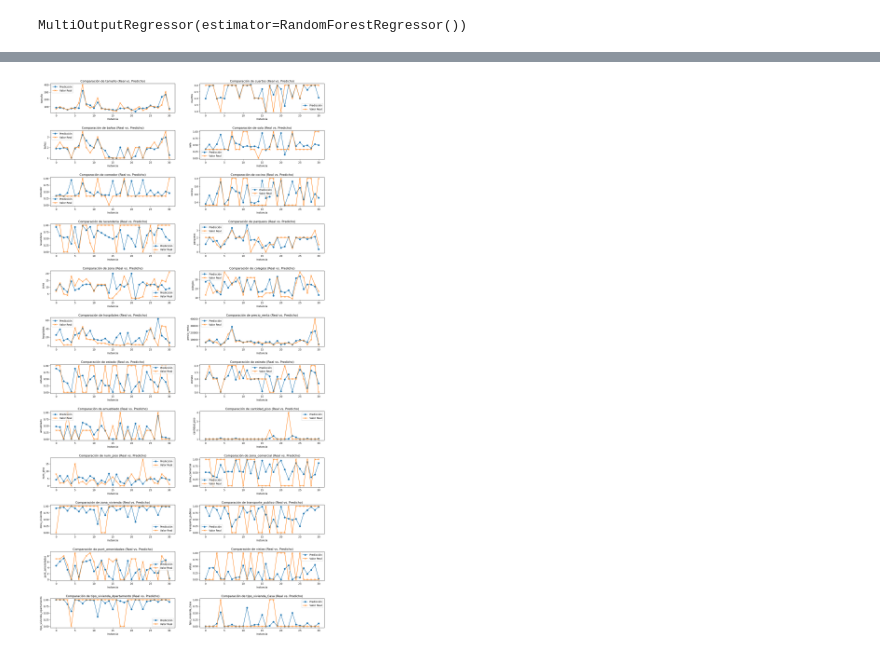
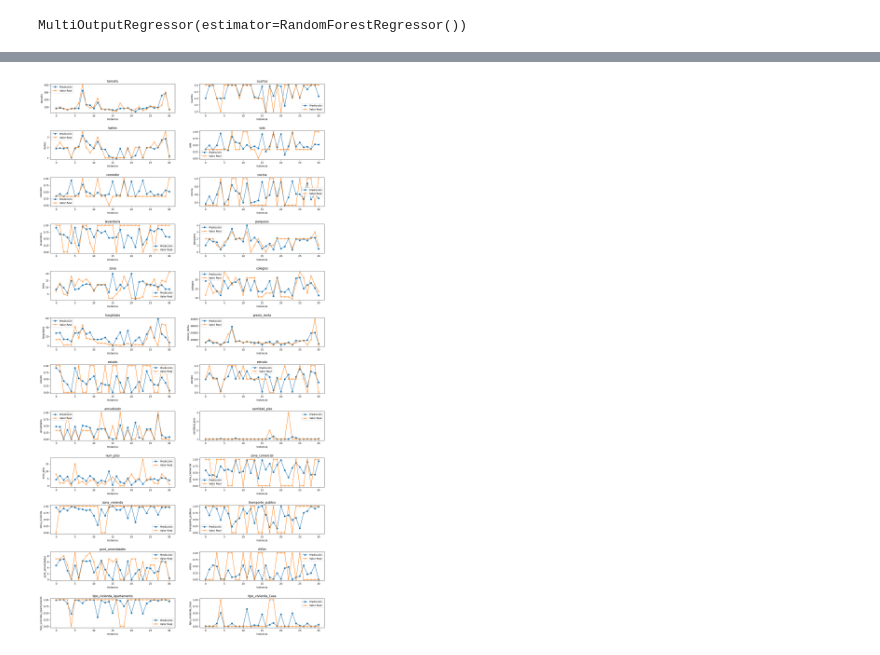
Before and after one commit to JoseAbril321/WebScraping_NLP, a Jupyter notebook: modelo.ipynb, the cells around one changed output, grey strips where cells are left out. Drawn from its saved outputs; the diff is of its cells as text; code cells hidden in the pictures.

```diff
--- a/modelo.ipynb
+++ b/modelo.ipynb
@@ -184,31 +175,29 @@ tipo_vivienda_Casa      : RMSE=0.3138792544593037, MAE=0.16255913978494627
 # %%
 def plot(Y_test, Y_pred):
     test =  Y_test.reset_index(drop=True)
     test.shape
 
     n = 2
     rows = int(np.ceil(test.shape[1] / n))  # Calcular filas dinámicamente
     fig, axs = plt.subplots(rows, n, figsize=(20, 40))
     axs = axs.flatten()  # Aplanar axs para un acceso simple
 
     for i, col in enumerate(Y_test.columns):
-        # Graficar valores reales y predicciones
         axs[i].plot(Y_pred[:, i], label='Predicción', marker='o')
         axs[i].plot(test[col], label='Valor Real', marker='x')
 
-        # Configurar título, etiquetas y leyenda
-        axs[i].set_title(f'Comparación de {col} (Real vs. Predicho)')
+        axs[i].set_title(f'{col}')
         axs[i].set_xlabel('Instancia')
         axs[i].set_ylabel(f'{col}')
         axs[i].legend()
 
     # Ocultar subplots vacíos si sobran
     for j in range(i + 1, len(axs)):
         axs[j].axis('off')
 
     plt.subplots_adjust(wspace=0.2, hspace=0.6)
     plt.show()
 
 plot(Y_test, Y_pred)
 # %% [output]
-[figure, old version]
+[figure, new version]
```
Also changed, not shown: parts of 9 cells of this notebook, 9 other files.
